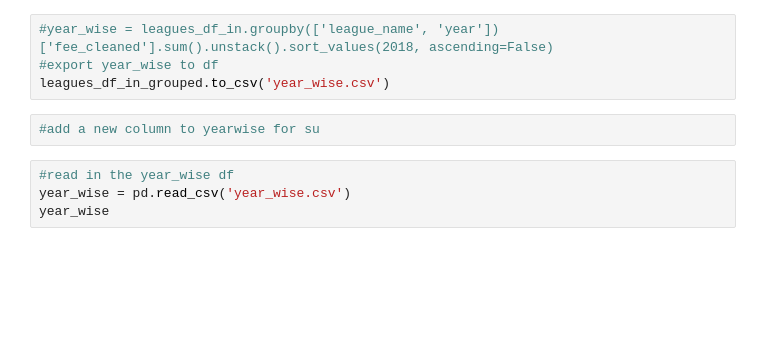
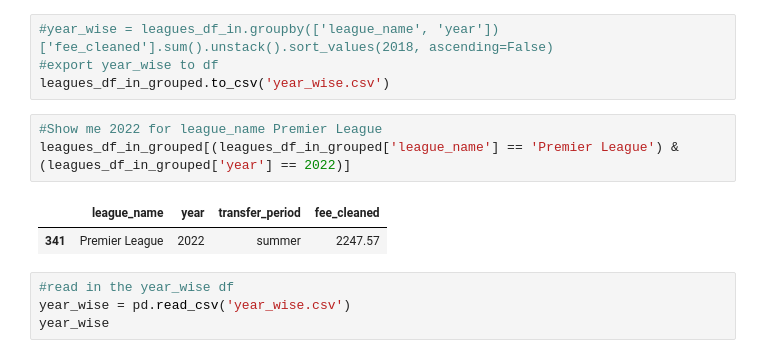
Before and after one commit to AhanPenkar/transfer-analysis, a Jupyter notebook: merge_notebook.ipynb, the cells around one changed output. Saved outputs shown, nothing was run; the diff lists cells and outputs as text; blank space fills up the shorter version.

```diff
--- a/merge_notebook.ipynb
+++ b/merge_notebook.ipynb
@@ -123,8 +123,12 @@ leagues_df_in_grouped.head(5)
 #year_wise = leagues_df_in.groupby(['league_name', 'year'])['fee_cleaned'].sum().unstack().sort_values(2018, ascending=False)
 #export year_wise to df
 leagues_df_in_grouped.to_csv('year_wise.csv')
-# %%
-#add a new column to yearwise for su
+# %%
+#Show me 2022 for league_name Premier League
+leagues_df_in_grouped[(leagues_df_in_grouped['league_name'] == 'Premier League') & (leagues_df_in_grouped['year'] == 2022)]
+# %% [output]
+|  | league_name | year | transfer_period | fee_cleaned |
+| 341 | Premier League | 2022 | summer | 2247.57 |
 # %%
 #read in the year_wise df
 year_wise = pd.read_csv('year_wise.csv')
```
Also changed, not shown: parts of 1 cell of this notebook, 19 other files.
